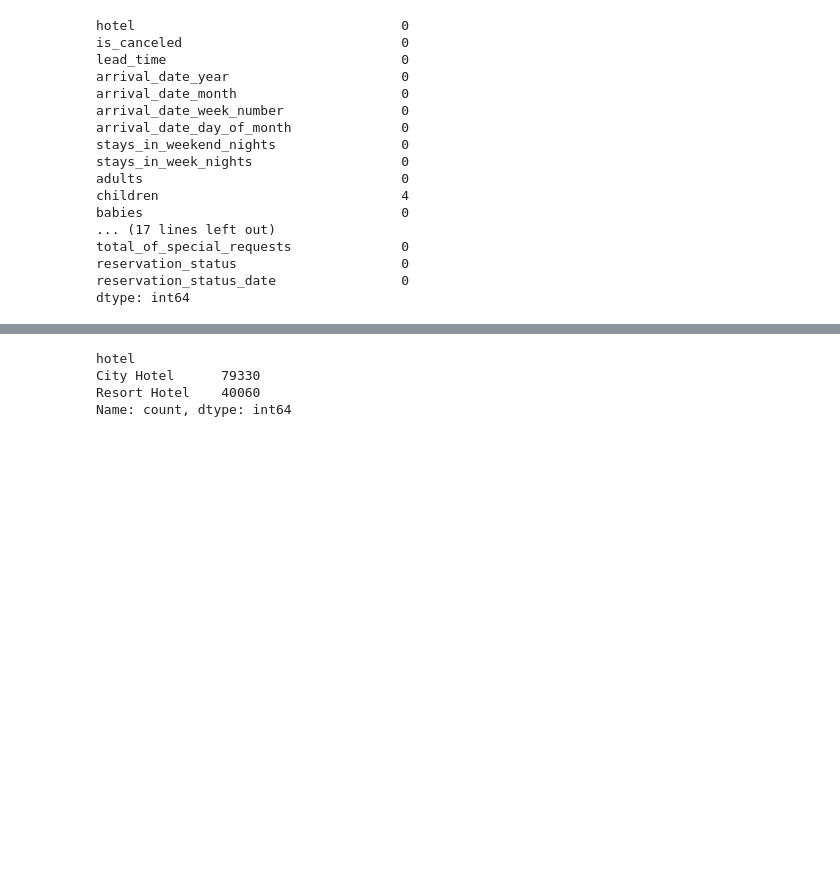
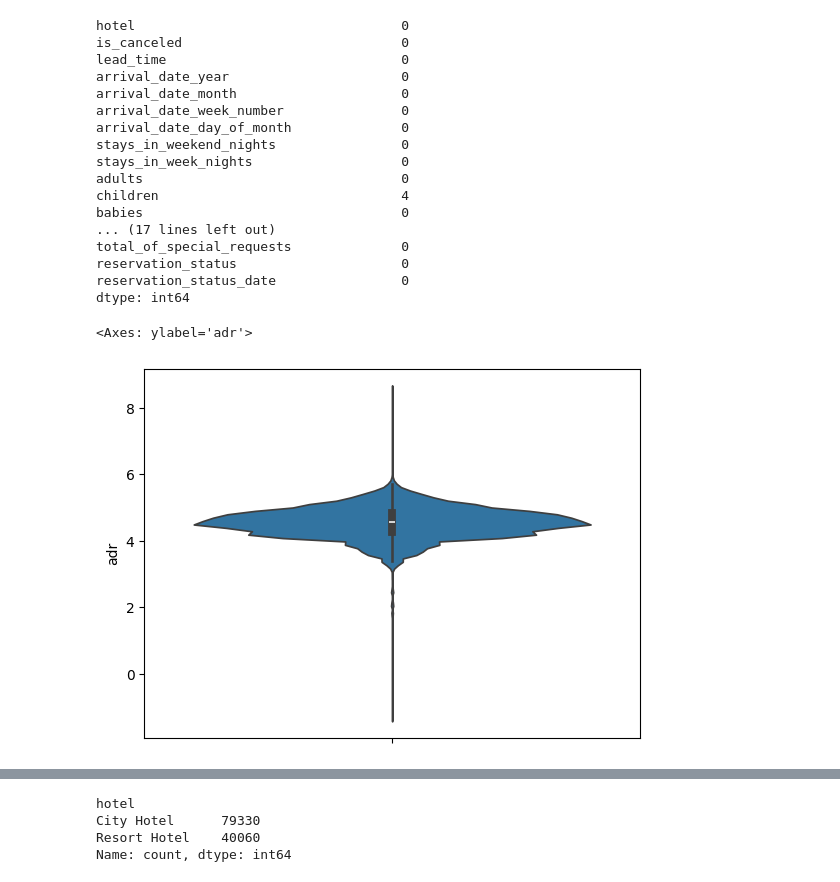
Before and after one commit to Edward-EH-Holmes/CS5346-Project, a Jupyter notebook: archive/EDA.ipynb, the cells around one changed output, grey strips where cells are left out. Cells and saved outputs as stored; diff of their text form; code cells hidden in the pictures; blank space fills up the shorter version.

```diff
--- a/archive/EDA.ipynb
+++ b/archive/EDA.ipynb
@@ -112,3 +118,8 @@ total_of_special_requests              0
 reservation_status                     0
 reservation_status_date                0
 dtype: int64
+# %%
+sns.violinplot(np.log(data['adr']))
+# %% [output]
+<Axes: ylabel='adr'>
+[figure, added]
```
Also changed, not shown: parts of 8 cells of this notebook, 6 other files.
